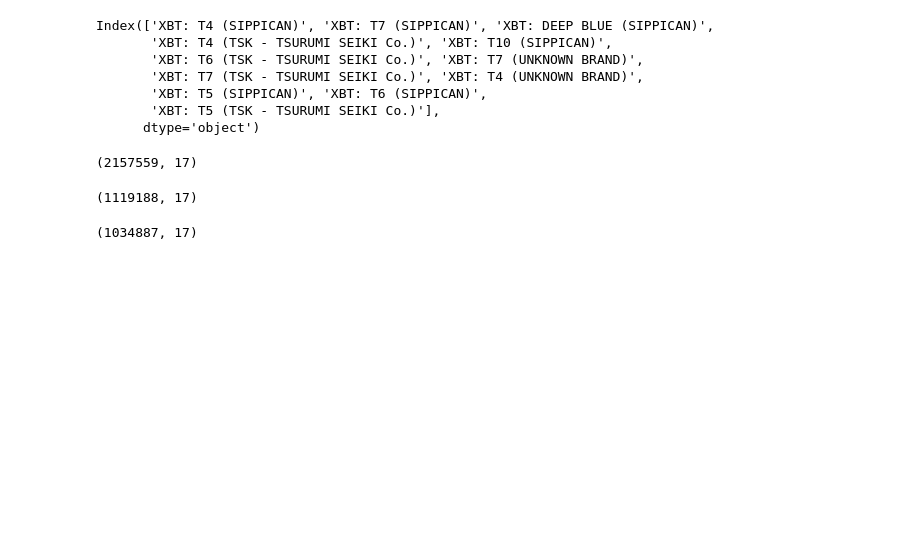
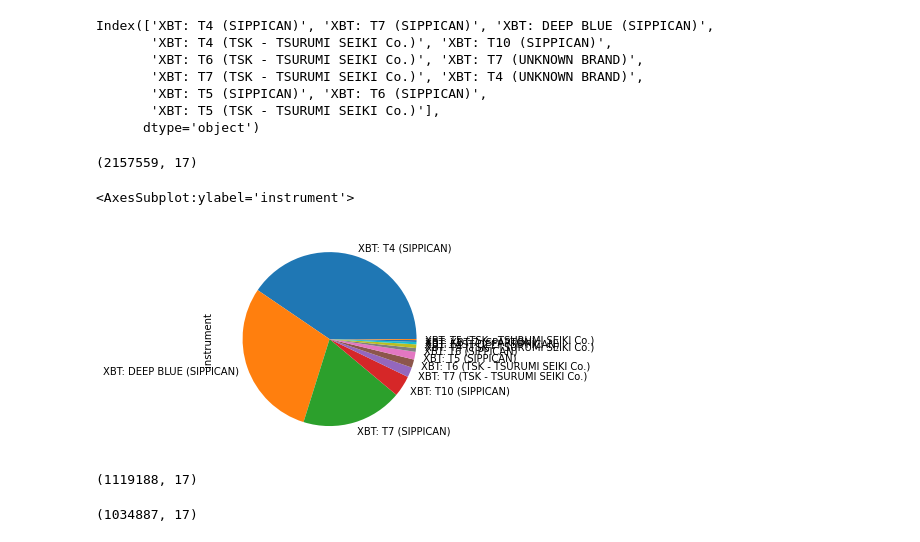
Before and after one commit to informatics-lab/ml_weather_tutorial, a Jupyter notebook: 03_algorithm_selection.ipynb, the cells around one changed output. Cells and saved outputs as stored; diff of their text form; code cells hidden in the pictures; blank space fills up the shorter version.

```diff
--- a/03_algorithm_selection.ipynb
+++ b/03_algorithm_selection.ipynb
@@ -178,6 +178,11 @@ xbt_df = xbt_df[xbt_df[target_feature].isin(list(xbt_df[target_feature].value_co
 # %%
 xbt_labelled = xbt_df[xbt_df['imeta_applied'] == 0]
 xbt_unlabelled = xbt_df[xbt_df['imeta_applied'] != 0]
+# %%
+xbt_labelled['instrument'].value_counts().plot.pie()
+# %% [output]
+<AxesSubplot:ylabel='instrument'>
+[figure, added]
 # %%
 xbt_labelled.shape
 # %% [output]
```
Also changed, not shown: parts of 13 cells of this notebook, 1 other file.
